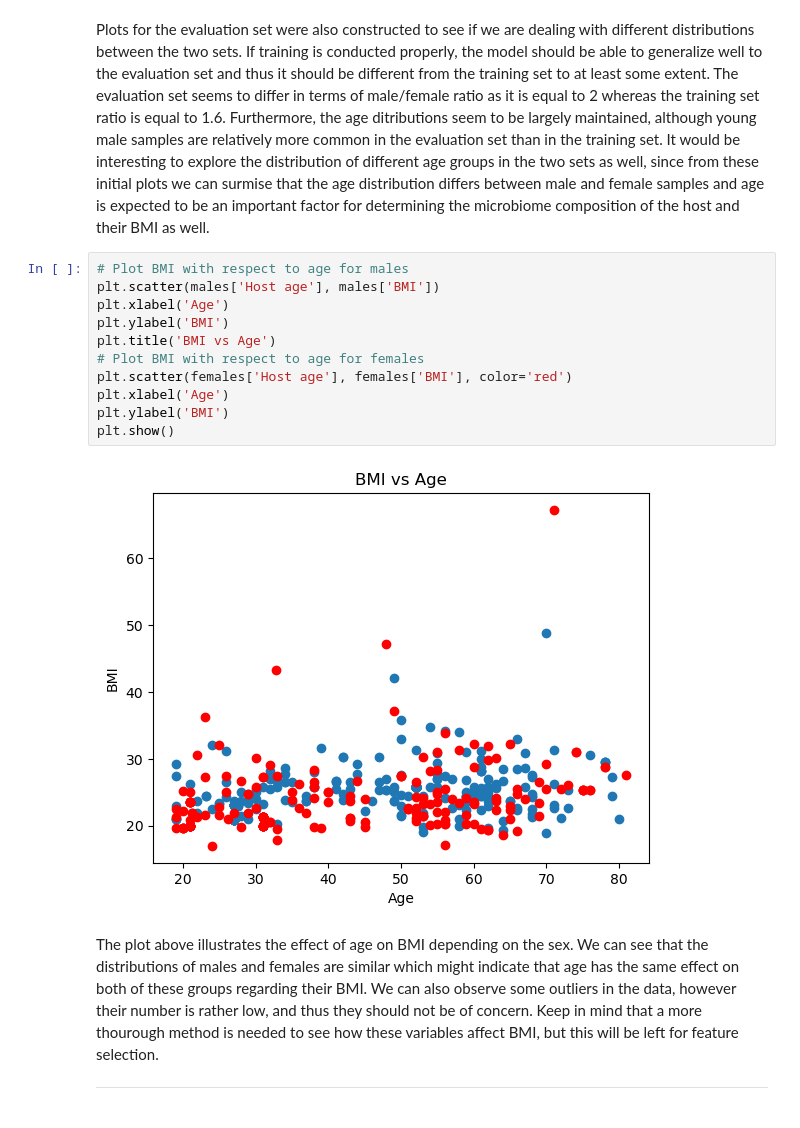
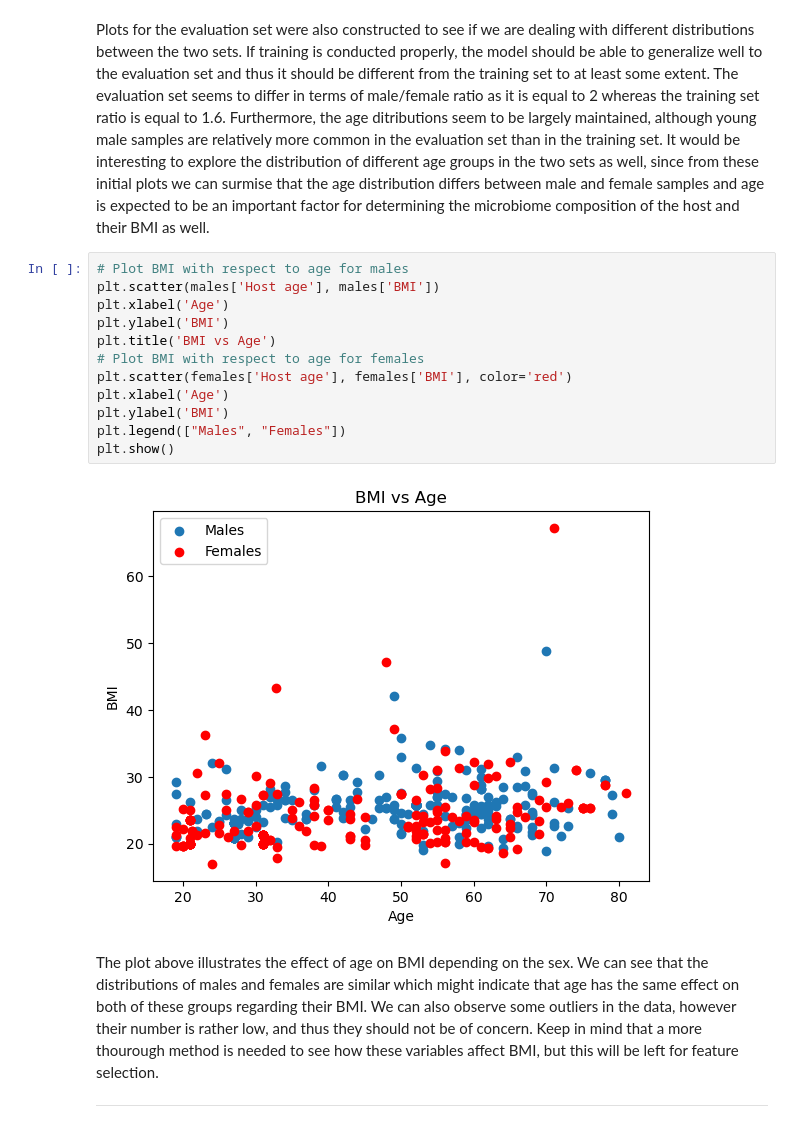
Before and after one commit to RafailTn/Assignment-1, a Jupyter notebook: notebooks/data_exploration.ipynb, the cells around one changed output. Saved outputs shown, nothing was run; the diff lists cells and outputs as text.

```diff
--- a/notebooks/data_exploration.ipynb
+++ b/notebooks/data_exploration.ipynb
@@ -119,16 +119,17 @@ Females: 69
 # %%
 # Plot BMI with respect to age for males
 plt.scatter(males['Host age'], males['BMI'])
 plt.xlabel('Age')
 plt.ylabel('BMI')
 plt.title('BMI vs Age')
 # Plot BMI with respect to age for females
 plt.scatter(females['Host age'], females['BMI'], color='red')
 plt.xlabel('Age')
 plt.ylabel('BMI')
+plt.legend(["Males", "Females"])
 plt.show()
 # %% [output]
-[figure, old version]
+[figure, new version]
 # %% [markdown]
 </p> The plot above illustrates the effect of age on BMI depending on the sex. We can see that the distributions of males and females are similar which might indicate that age has the same effect on both of these groups regarding their BMI. We can also observe some outliers in the data, however their number is rather low, and thus they should not be of concern. Keep in mind that a more thourough method is needed to see how these variables affect BMI, but this will be left for feature selection.</p>
 <hr>
```
Also changed, not shown: parts of 1 cell of this notebook, 5 other files.
